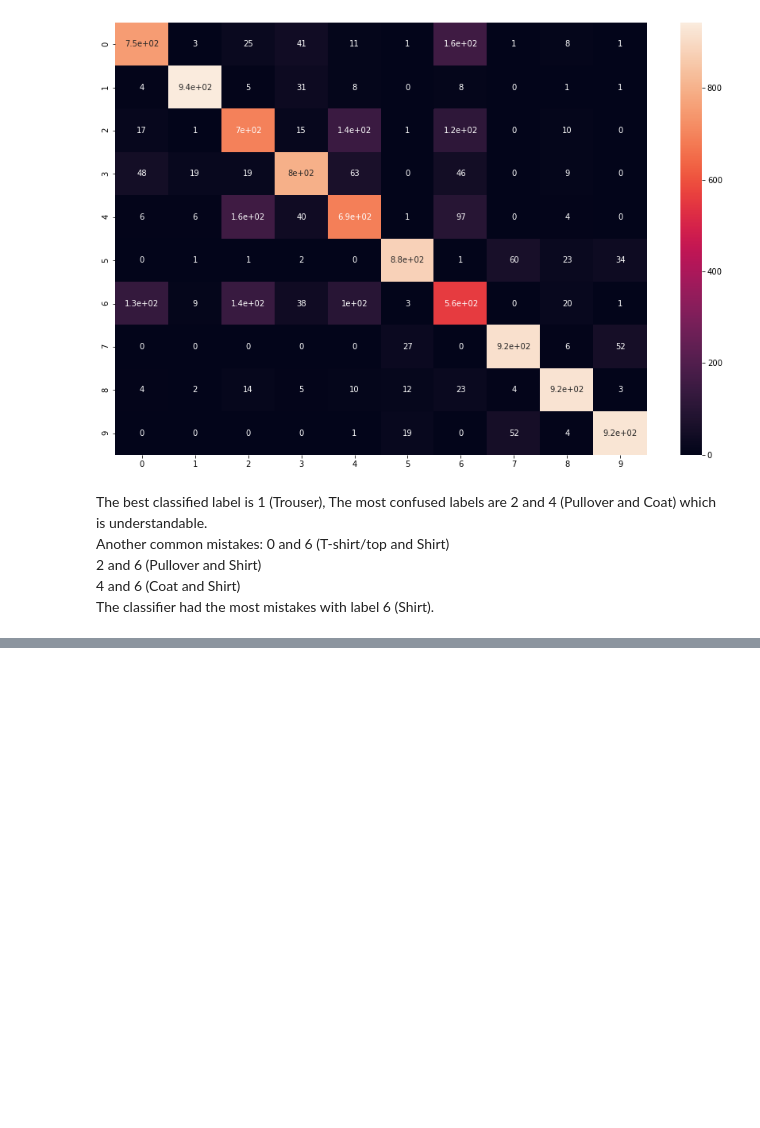
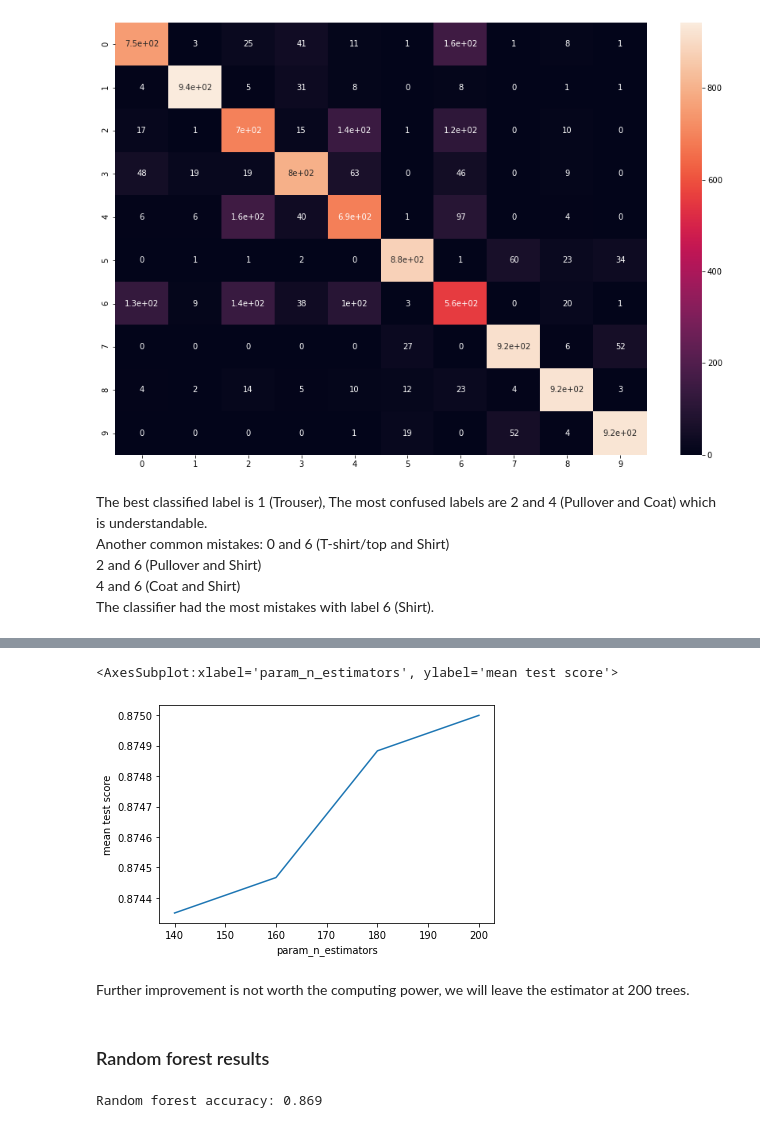
Before and after one commit to oridarshan/data-visualization-project, a Jupyter notebook: FMNIST-Notebook.ipynb, the cells around one changed output, grey strips where cells are left out. Cells and saved outputs as stored; diff of their text form; code cells hidden in the pictures; blank space fills up the shorter version.

```diff
--- a/FMNIST-Notebook.ipynb
+++ b/FMNIST-Notebook.ipynb
@@ -175,0 +221,17 @@ The classifier had the most mistakes with label 6 (Shirt).
+# %%
+n_compare=pd.DataFrame(grid.cv_results_)[['mean_test_score','param_n_estimators']]
+n_compare.plot(y='mean_test_score',x='param_n_estimators',legend=False,ylabel='mean test score')
+# %% [output]
+<AxesSubplot:xlabel='param_n_estimators', ylabel='mean test score'>
+[figure, added]
+# %% [markdown]
+Further improvement is not worth the computing power, we will leave the estimator at 200 trees.
+# %% [markdown]
+### Random forest results
+# %%
+#test score
+rfc=grid.best_estimator_
+rfc_pred=rfc.predict(X_test_sc)
+print ('Random forest accuracy: '+str(accuracy_score(y_test,rfc_pred)))
+# %% [output]
+Random forest accuracy: 0.869
```
Also changed, not shown: parts of 15 cells of this notebook.
